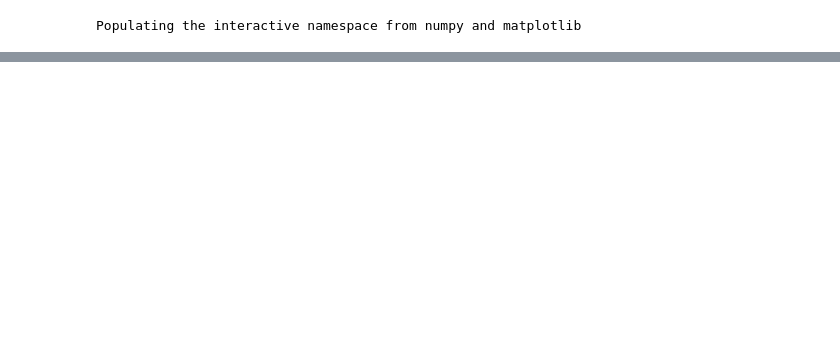
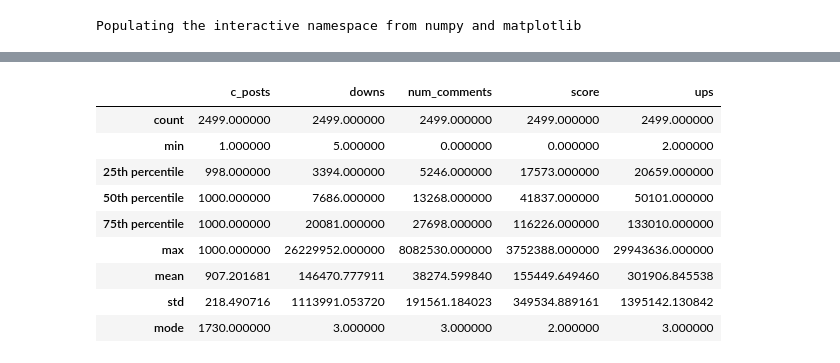
Before and after one commit to askerry/bqpy, a Jupyter notebook: bq_template.ipynb, the cells around one changed output, grey strips where cells are left out. Saved outputs shown, nothing was run; the diff lists cells and outputs as text; code cells hidden in the pictures; blank space fills up the shorter version.

```diff
--- a/bq_template.ipynb
+++ b/bq_template.ipynb
@@ -119,0 +200,13 @@ Waiting on bqjob_r4515891cb730f2ba_0000014e2e77b80f_2 ... (0s) Current status: D
+# %%
+df1.describe()
+# %% [output]
+|  | c_posts | downs | num_comments | score | ups |
+| count | 2499.000000 | 2499.000000 | 2499.000000 | 2499.000000 | 2499.000000 |
+| min | 1.000000 | 5.000000 | 0.000000 | 0.000000 | 2.000000 |
+| 25th percentile | 998.000000 | 3394.000000 | 5246.000000 | 17573.000000 | 20659.000000 |
+| 50th percentile | 1000.000000 | 7686.000000 | 13268.000000 | 41837.000000 | 50101.000000 |
+| 75th percentile | 1000.000000 | 20081.000000 | 27698.000000 | 116226.000000 | 133010.000000 |
+| max | 1000.000000 | 26229952.000000 | 8082530.000000 | 3752388.000000 | 29943636.000000 |
+| mean | 907.201681 | 146470.777911 | 38274.599840 | 155449.649460 | 301906.845538 |
+| std | 218.490716 | 1113991.053720 | 191561.184023 | 349534.889161 | 1395142.130842 |
+| mode | 1730.000000 | 3.000000 | 3.000000 | 2.000000 | 3.000000 |
```
Also changed, not shown: parts of 46 cells of this notebook, 1 other file.
